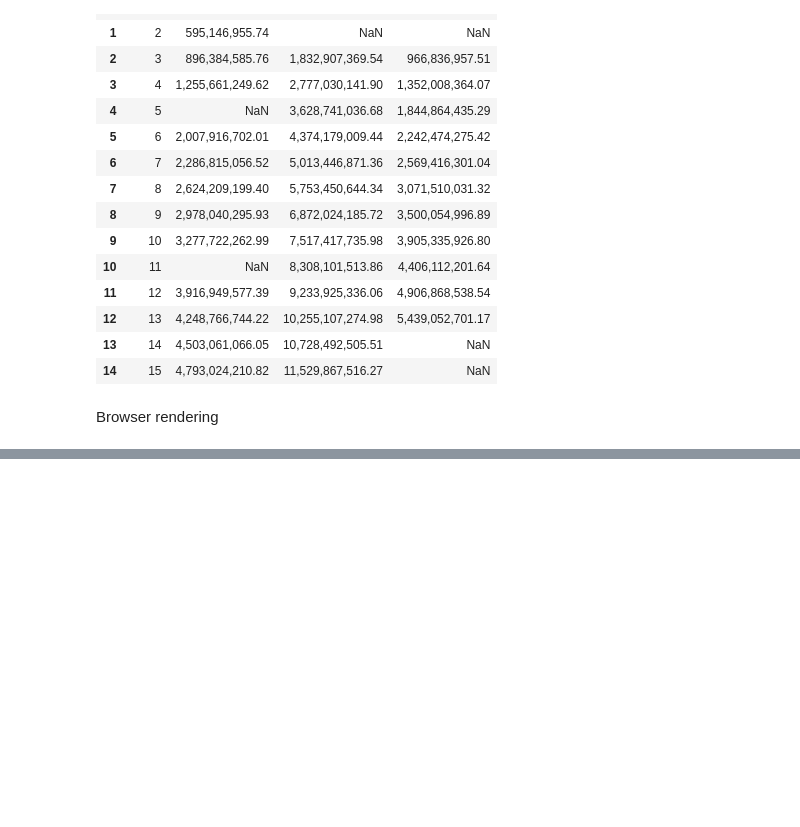
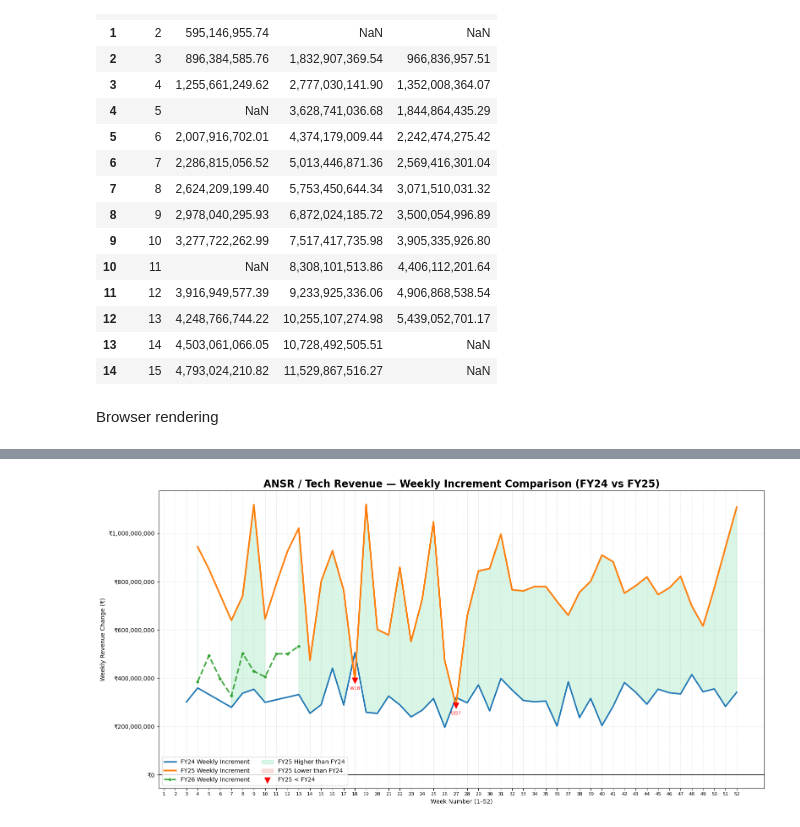
Before and after one commit to twoChar/Revenue-Forecast, a Jupyter notebook: m9.ipynb, the cells around one changed output, grey strips where cells are left out. Cells and saved outputs as stored; diff of their text form; code cells hidden in the pictures; blank space fills up the shorter version.

```diff
--- a/m9.ipynb
+++ b/m9.ipynb
@@ -405,0 +481,100 @@ plt.show()
+# %%
+plt.figure(figsize=(16,8))
+
+plt.plot(
+    inc_plot_full["Week"],
+    inc_plot_full["FY24_Weekly_Inc"],
+    label="FY24 Weekly Increment",
+    linewidth=2.5
+)
+
+plt.plot(
+    inc_plot_full["Week"],
+    inc_plot_full["FY25_Weekly_Inc"],
+    label="FY25 Weekly Increment",
+    linewidth=2.8
+)
+
+
+# ---------- FY26 Weekly Increment (partial year) ----------
+plt.plot(
+    inc_df["Week"],
+    inc_df["FY26_Weekly_Inc"],
+    label="FY26 Weekly Increment",
+    linewidth=2.6,
+    color="#2CA02C",        # professional green
+    linestyle="--",         # visually distinct
+    marker="o",
+    markersize=4,
+    alpha=0.9
+)
+
+
+plt.axhline(0, color="black", linewidth=1.2)
+
+plt.fill_between(
+    inc_plot["Week"],
+    inc_plot["FY24_Weekly_Inc"],
+    inc_plot["FY25_Weekly_Inc"],
+    where=(inc_plot["FY25_Weekly_Inc"] > inc_plot["FY24_Weekly_Inc"]),
+    interpolate=True,
+    color="#2ecc71",   # soft green
+    alpha=0.18,
+    label="FY25 Higher than FY24"
+)
+
+plt.fill_between(
+    inc_plot["Week"],
+    inc_plot["FY24_Weekly_Inc"],
+    inc_plot["FY25_Weekly_Inc"],
+    where=(inc_plot["FY25_Weekly_Inc"] < inc_plot["FY24_Weekly_Inc"]),
+    interpolate=True,
+    color="#e74c3c",   # soft red
+    alpha=0.18,
+    label="FY25 Lower than FY24"
+)
+# 🔻 Indicator where FY25 drops below FY24
+plt.scatter(
+    underperf_weeks,
+    underperf_values,
+    color="red",
+    marker="v",       # downward triangle
+    s=90,
+    zorder=5,
+    label="FY25 < FY24"
+)
+
+
+plt.gca().yaxis.set_major_formatter(
+    mtick.StrMethodFormatter("₹{x:,.0f}")
+)
+
+plt.title(
+    "ANSR / Tech Revenue — Weekly Increment Comparison (FY24 vs FY25)",
+    fontsize=17,
+    weight="bold"
+)
+
+for w, v in zip(underperf_weeks, underperf_values):
+    plt.text(
+        w,
+        v - 25_000_000,      # slight offset downward
+        f"W{int(w)}",
+        fontsize=8,
+        color="red",
+        ha="center",
+        va="top",
+        alpha=0.85
+    )
+
+
+plt.xlabel("Week Number (1–52)")
+plt.ylabel("Weekly Revenue Change (₹)")
+plt.xticks(range(1, 53), fontsize=8)
+plt.grid(alpha=0.3, linestyle="--")
+plt.legend(ncol=2)
+
+plt.tight_layout()
+plt.show()
+# %% [output]
+[figure, added]
```
Also changed, not shown: parts of 39 cells of this notebook, 2 other files.
